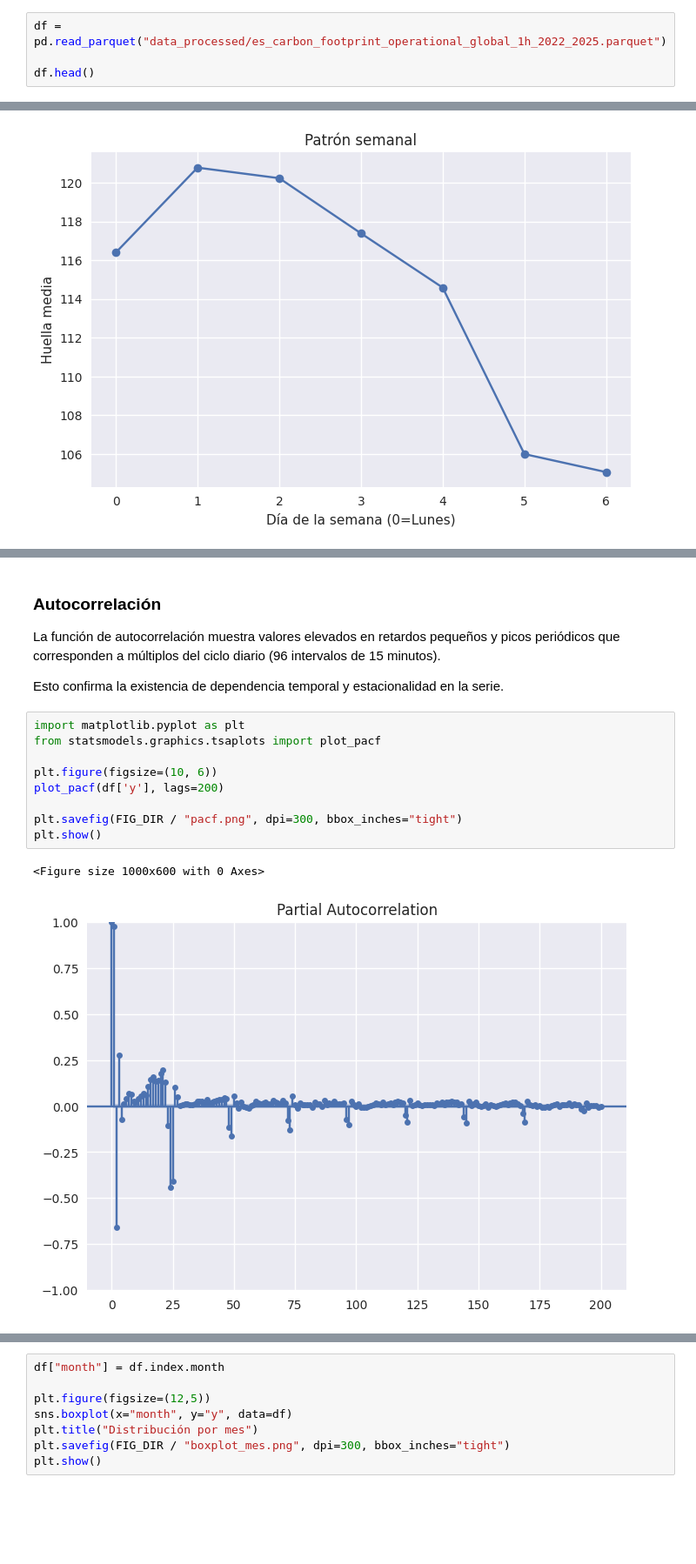
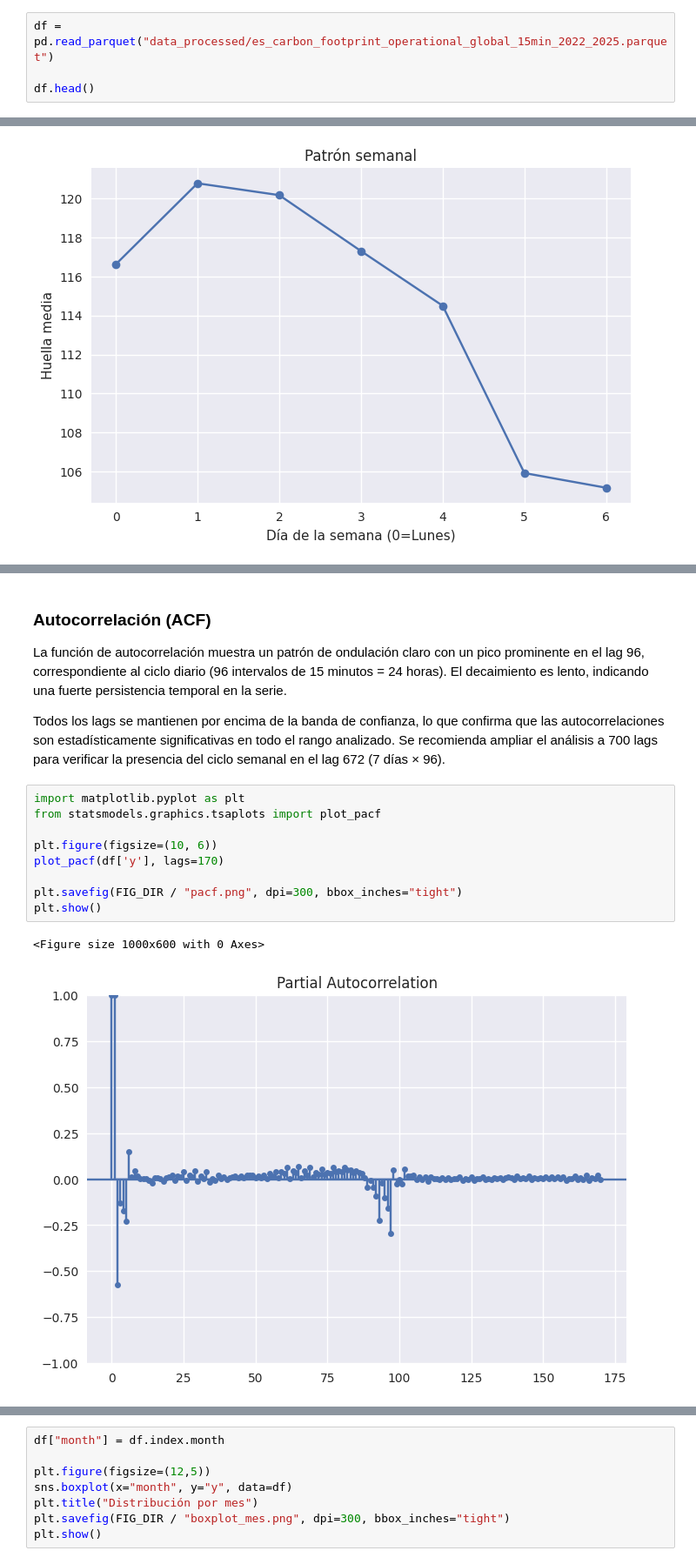
Before and after one commit to Pablomontejo09/TFM_Wattnet, a Jupyter notebook: notebooks/02_eda.ipynb, the cells around one changed output, grey strips where cells are left out. Shown at 87% size. Drawn from its saved outputs; the diff is of its cells as text; blank space fills up the shorter version.

```diff
--- a/notebooks/02_eda.ipynb
+++ b/notebooks/02_eda.ipynb
@@ -25,5 +25,5 @@ plt.style.use("seaborn-v0_8")
 # %%
-df = pd.read_parquet("data_processed/es_carbon_footprint_operational_global_1h_2022_2025.parquet")
+df = pd.read_parquet("data_processed/es_carbon_footprint_operational_global_15min_2022_2025.parquet")
 
 df.head()
 # %% [output]
@@ -280,19 +337,19 @@ plt.show()
 # %% [markdown]
-### Autocorrelación
+### Autocorrelación (ACF)
 
-La función de autocorrelación muestra valores elevados en retardos pequeños y picos periódicos que corresponden a múltiplos del ciclo diario (96 intervalos de 15 minutos).
+La función de autocorrelación muestra un patrón de ondulación claro con un pico prominente en el lag 96, correspondiente al ciclo diario (96 intervalos de 15 minutos = 24 horas). El decaimiento es lento, indicando una fuerte persistencia temporal en la serie.
 
-Esto confirma la existencia de dependencia temporal y estacionalidad en la serie.
+Todos los lags se mantienen por encima de la banda de confianza, lo que confirma que las autocorrelaciones son estadísticamente significativas en todo el rango analizado. Se recomienda ampliar el análisis a 700 lags para verificar la presencia del ciclo semanal en el lag 672 (7 días × 96).
 # %%
 import matplotlib.pyplot as plt
 from statsmodels.graphics.tsaplots import plot_pacf
 
 plt.figure(figsize=(10, 6))
-plot_pacf(df['y'], lags=200)
+plot_pacf(df['y'], lags=170)
 
 plt.savefig(FIG_DIR / "pacf.png", dpi=300, bbox_inches="tight")
 plt.show()
 # %% [output]
 <Figure size 1000x600 with 0 Axes>
-[figure, old version]
+[figure, new version]
 # %% [markdown]
```
Also changed, not shown: parts of 47 cells of this notebook, 20 other files.
